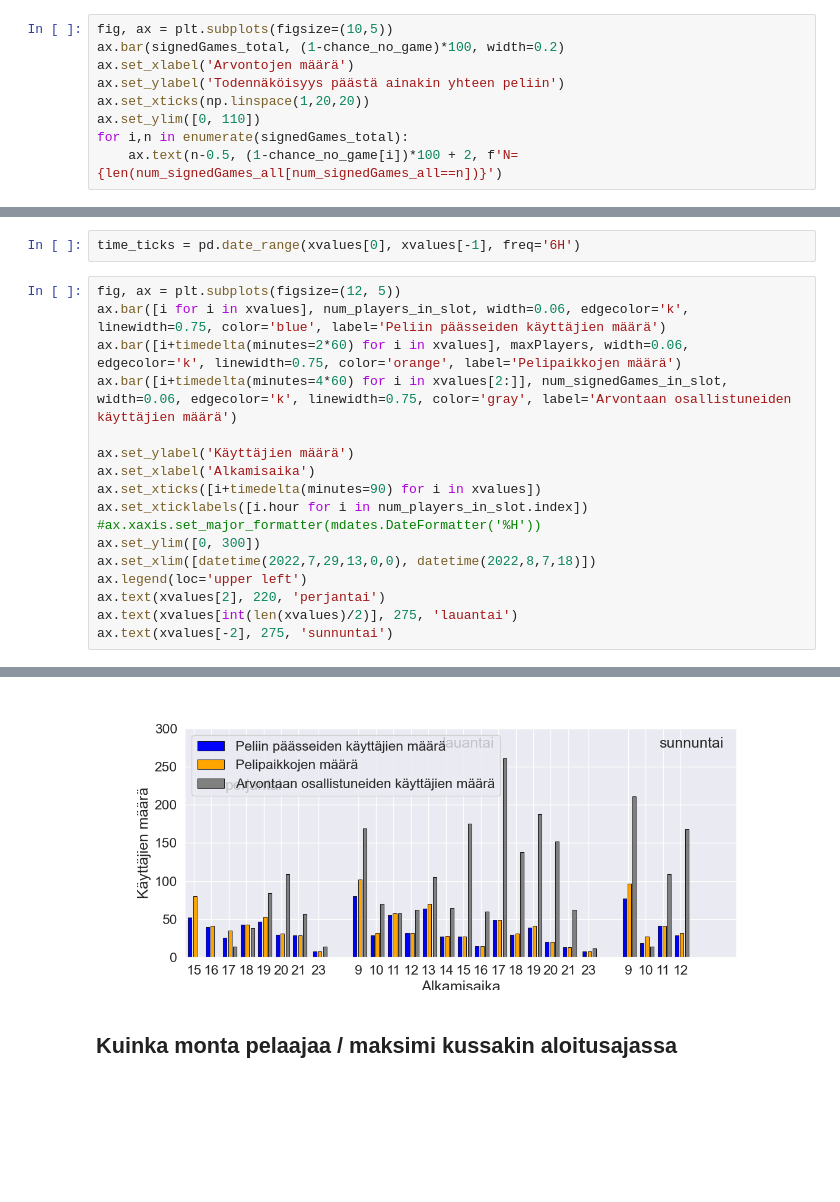
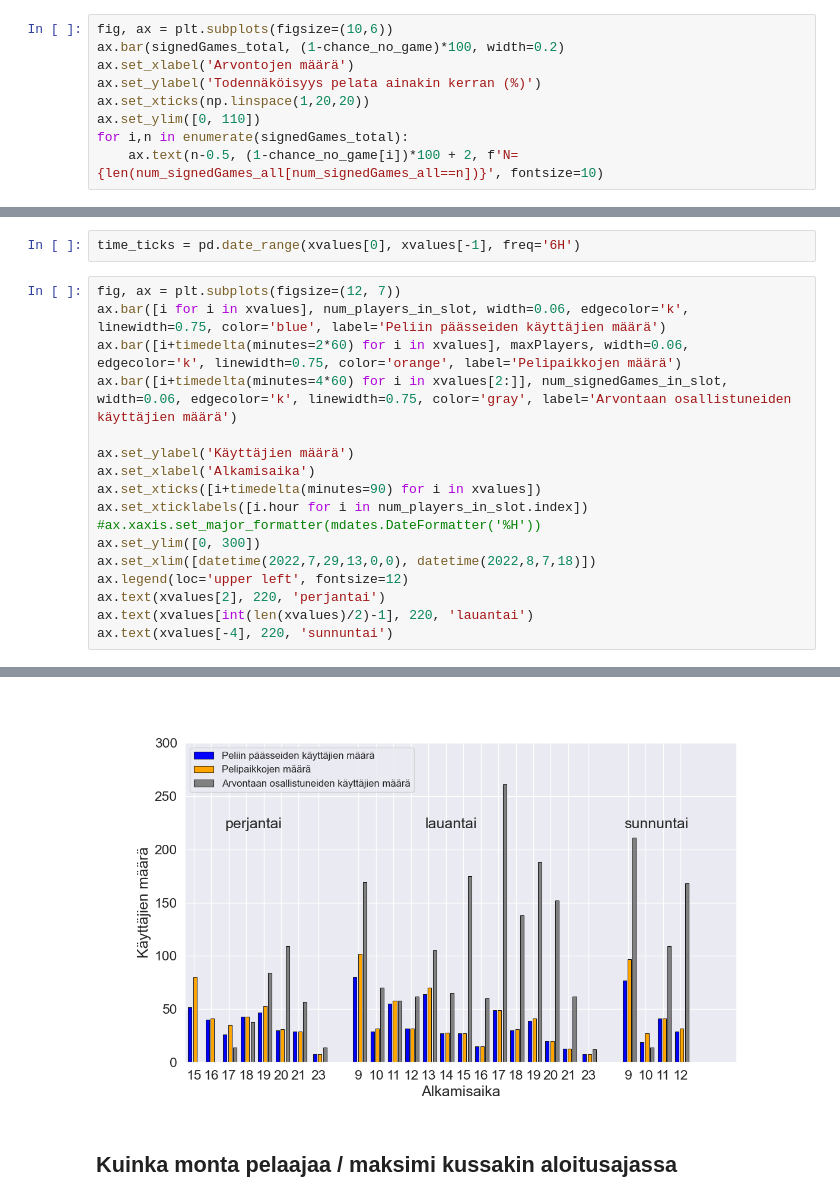
Before and after one commit to ropekonsti/ropecon-2022, a Jupyter notebook: analyysi.ipynb, the cells around one changed output, grey strips where cells are left out. Saved outputs shown, nothing was run; the diff lists cells and outputs as text; blank space fills up the shorter version.

```diff
--- a/analyysi.ipynb
+++ b/analyysi.ipynb
@@ -196,12 +196,12 @@ array([0.40764331, 0.31132075, 0.17857143, 0.16      , 0.07894737,
        0.26666667, 0.        , 0.        , 0.        , 0.        ,
        0.        , 0.        , 0.        , 0.        , 0.        ])
 # %%
-fig, ax = plt.subplots(figsize=(10,5))
+fig, ax = plt.subplots(figsize=(10,6))
 ax.bar(signedGames_total, (1-chance_no_game)*100, width=0.2)
 ax.set_xlabel('Arvontojen määrä')
-ax.set_ylabel('Todennäköisyys päästä ainakin yhteen peliin')
+ax.set_ylabel('Todennäköisyys pelata ainakin kerran (%)')
 ax.set_xticks(np.linspace(1,20,20))
 ax.set_ylim([0, 110])
 for i,n in enumerate(signedGames_total):
-    ax.text(n-0.5, (1-chance_no_game[i])*100 + 2, f'N={len(num_signedGames_all[num_signedGames_all==n])}')
+    ax.text(n-0.5, (1-chance_no_game[i])*100 + 2, f'N={len(num_signedGames_all[num_signedGames_all==n])}', fontsize=10)
 # %% [output]
@@ -330,7 +330,7 @@ xvalues = [i + timedelta(hours=j) for i,j in zip(xvalues,increment)]
 # %%
 time_ticks = pd.date_range(xvalues[0], xvalues[-1], freq='6H')
 # %%
-fig, ax = plt.subplots(figsize=(12, 5))
+fig, ax = plt.subplots(figsize=(12, 7))
 ax.bar([i for i in xvalues], num_players_in_slot, width=0.06, edgecolor='k', linewidth=0.75, color='blue', label='Peliin päässeiden käyttäjien määrä')
 ax.bar([i+timedelta(minutes=2*60) for i in xvalues], maxPlayers, width=0.06, edgecolor='k', linewidth=0.75, color='orange', label='Pelipaikkojen määrä')
 ax.bar([i+timedelta(minutes=4*60) for i in xvalues[2:]], num_signedGames_in_slot, width=0.06, edgecolor='k', linewidth=0.75, color='gray', label='Arvontaan osallistuneiden käyttäjien määrä')
@@ -342,8 +342,8 @@ ax.set_xticklabels([i.hour for i in num_players_in_slot.index])
 #ax.xaxis.set_major_formatter(mdates.DateFormatter('%H'))
 ax.set_ylim([0, 300])
 ax.set_xlim([datetime(2022,7,29,13,0,0), datetime(2022,8,7,18)])
-ax.legend(loc='upper left')
+ax.legend(loc='upper left', fontsize=12)
 ax.text(xvalues[2], 220, 'perjantai')
-ax.text(xvalues[int(len(xvalues)/2)], 275, 'lauantai')
-ax.text(xvalues[-2], 275, 'sunnuntai')
+ax.text(xvalues[int(len(xvalues)/2)-1], 220, 'lauantai')
+ax.text(xvalues[-4], 220, 'sunnuntai')
 # %% [output]
@@ -351,4 +351,4 @@ Text(2022-08-06 11:00:00, 275, 'sunnuntai')
-[figure, old version]
+[figure, new version]
 # %% [markdown]
 ## Kuinka monta pelaajaa / maksimi kussakin aloitusajassa
 # %%
```
Also changed, not shown: parts of 3 cells of this notebook.
